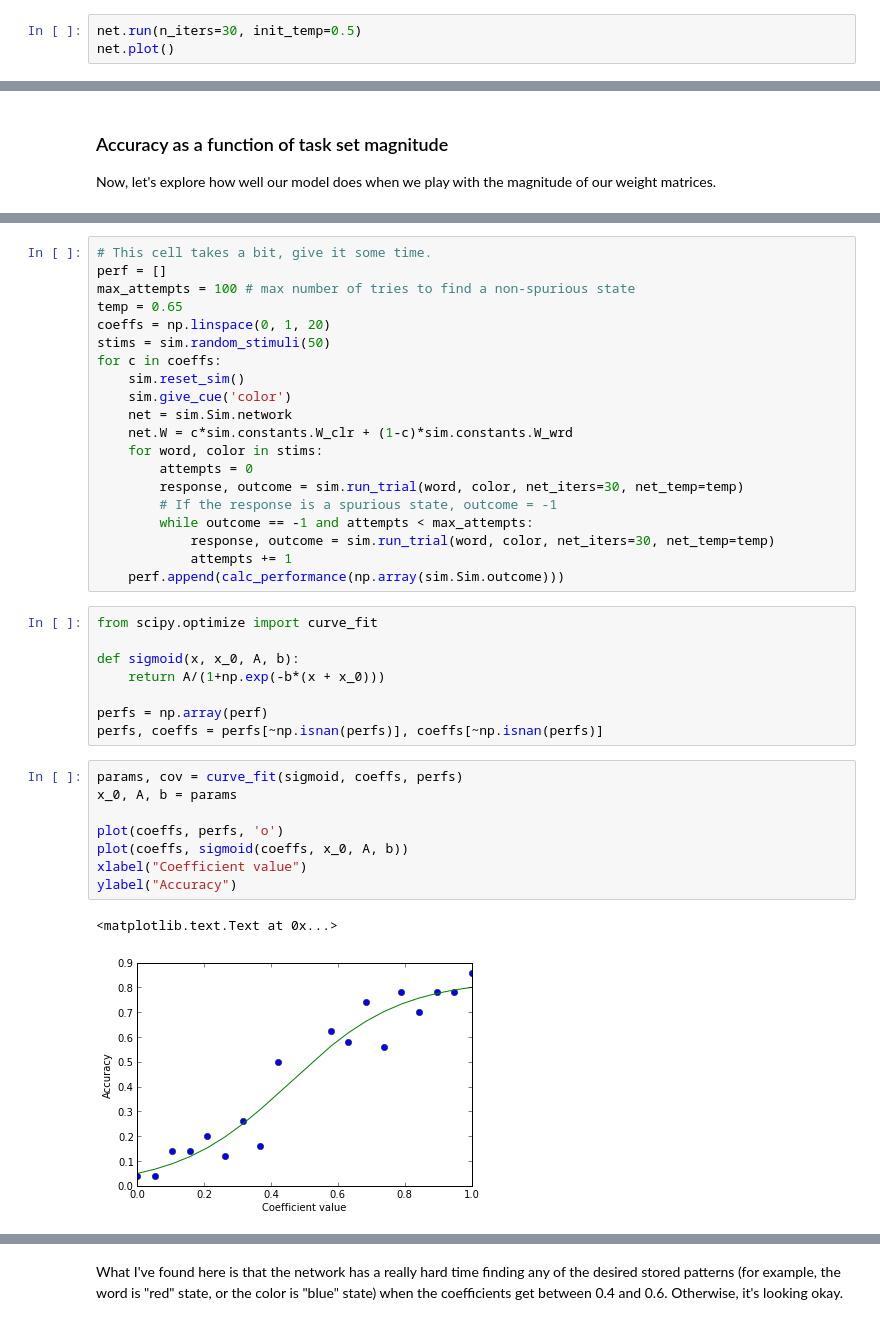
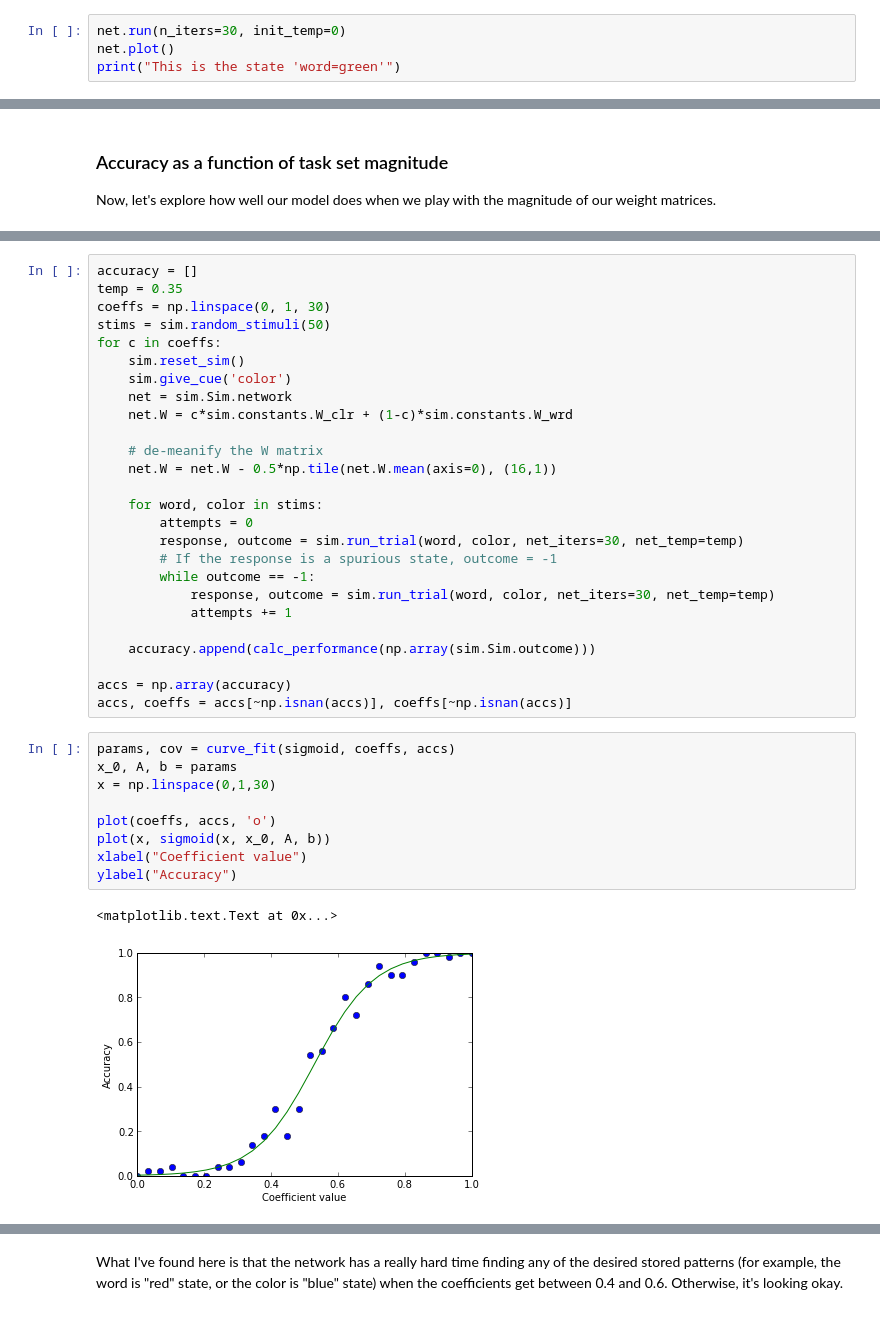
Before and after one commit to mcleonard/task_switch, a Jupyter notebook: Task switching simulation.ipynb, the cells around one changed output, grey strips where cells are left out. Saved outputs shown, nothing was run; the diff lists cells and outputs as text.

Commit message:
Added code to de-mean the mixed weight matrix.

```diff
--- a/Task switching simulation.ipynb
+++ b/Task switching simulation.ipynb
@@ -52,5 +58,6 @@ net.plot()
 [figure]
 # %%
-net.run(n_iters=30, init_temp=0.5)
+net.run(n_iters=30, init_temp=0)
 net.plot()
+print("This is the state 'word=green'")
 # %% [output]
@@ -104,39 +118,38 @@ def calc_performance(outcomes):
 # %%
-# This cell takes a bit, give it some time.
-perf = []
-max_attempts = 100 # max number of tries to find a non-spurious state
-temp = 0.65
-coeffs = np.linspace(0, 1, 20)
+accuracy = []
+temp = 0.35
+coeffs = np.linspace(0, 1, 30)
 stims = sim.random_stimuli(50)
 for c in coeffs:
     sim.reset_sim()
     sim.give_cue('color')
     net = sim.Sim.network
     net.W = c*sim.constants.W_clr + (1-c)*sim.constants.W_wrd
+
+    # de-meanify the W matrix
+    net.W = net.W - 0.5*np.tile(net.W.mean(axis=0), (16,1))
+
     for word, color in stims:
         attempts = 0
         response, outcome = sim.run_trial(word, color, net_iters=30, net_temp=temp)
         # If the response is a spurious state, outcome = -1
-        while outcome == -1 and attempts < max_attempts:
+        while outcome == -1:
             response, outcome = sim.run_trial(word, color, net_iters=30, net_temp=temp)
             attempts += 1
-    perf.append(calc_performance(np.array(sim.Sim.outcome)))
+
+    accuracy.append(calc_performance(np.array(sim.Sim.outcome)))
+
+accs = np.array(accuracy)
+accs, coeffs = accs[~np.isnan(accs)], coeffs[~np.isnan(accs)]
-# %%
-from scipy.optimize import curve_fit
-
-def sigmoid(x, x_0, A, b):
-    return A/(1+np.exp(-b*(x + x_0)))
-
-perfs = np.array(perf)
-perfs, coeffs = perfs[~np.isnan(perfs)], coeffs[~np.isnan(perfs)]
 # %%
-params, cov = curve_fit(sigmoid, coeffs, perfs)
+params, cov = curve_fit(sigmoid, coeffs, accs)
 x_0, A, b = params
+x = np.linspace(0,1,30)
 
-plot(coeffs, perfs, 'o')
-plot(coeffs, sigmoid(coeffs, x_0, A, b))
+plot(coeffs, accs, 'o')
+plot(x, sigmoid(x, x_0, A, b))
 xlabel("Coefficient value")
 ylabel("Accuracy")
 # %% [output]
 <matplotlib.text.Text at 0x...>
-[figure, old version]
+[figure, new version]
```
Also changed, not shown: parts of 6 cells of this notebook.
